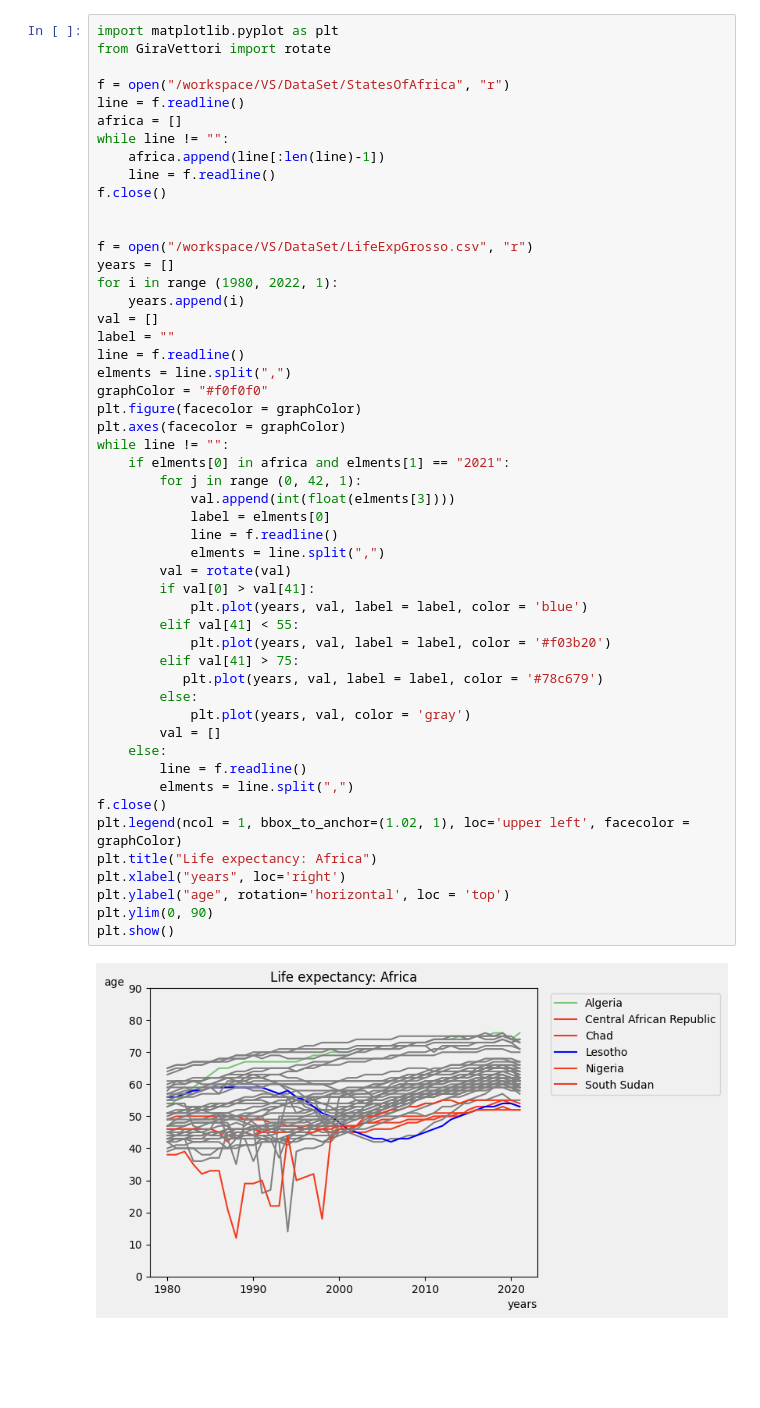
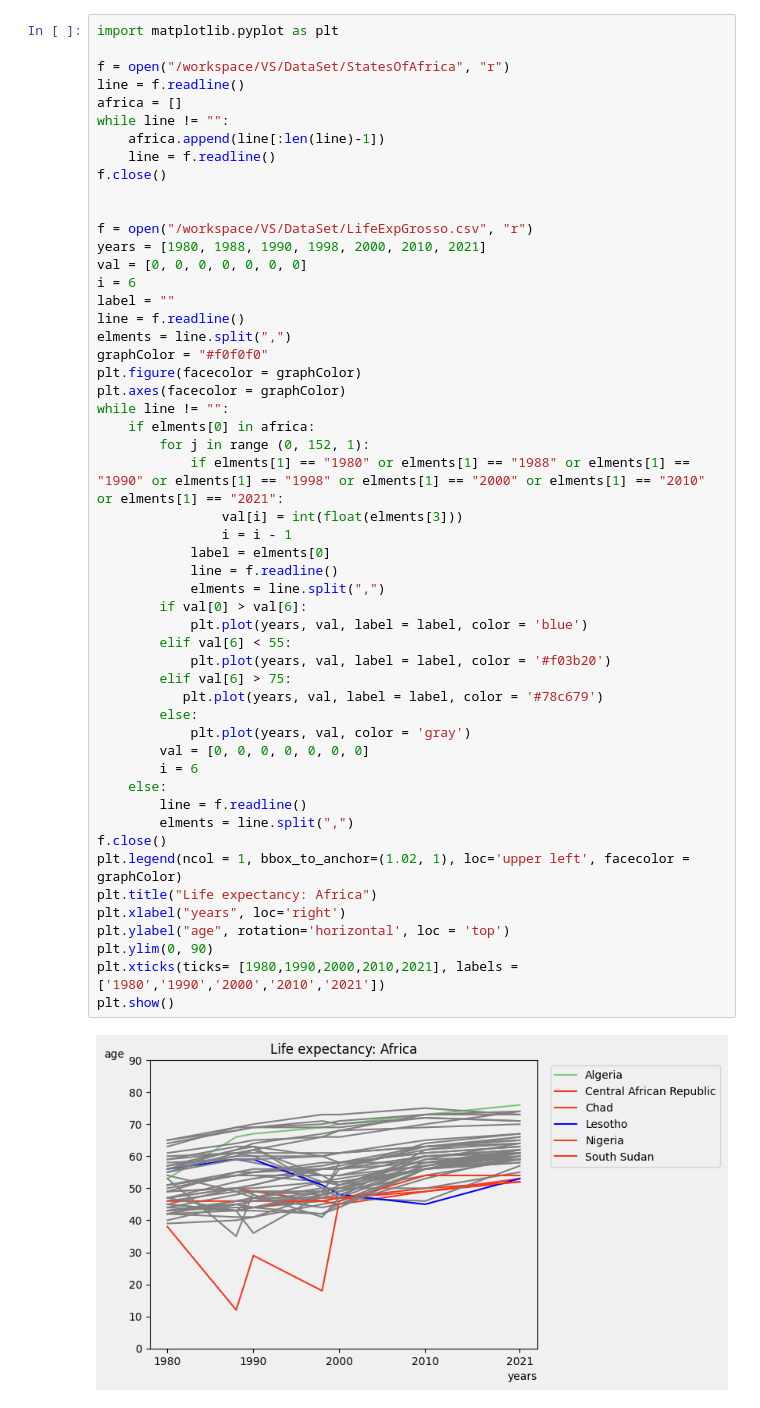
Before and after one commit to snohm/VS, a Jupyter notebook: Sorgenti/AfricaLifeExp.ipynb, the cells around one changed output. Drawn from its saved outputs; the diff is of its cells as text; blank space fills up the shorter version.

```diff
--- a/Sorgenti/AfricaLifeExp.ipynb
+++ b/Sorgenti/AfricaLifeExp.ipynb
@@ -1,6 +1,5 @@
 # %%
 import matplotlib.pyplot as plt
-from GiraVettori import rotate
 
 f = open("/workspace/VS/DataSet/StatesOfAfrica", "r")
 line = f.readline()
@@ -11,43 +10,45 @@ while line != "":
 f.close()
 
 
 f = open("/workspace/VS/DataSet/LifeExpGrosso.csv", "r")
-years = []
-for i in range (1980, 2022, 1):
-    years.append(i)
-val = []
+years = [1980, 1988, 1990, 1998, 2000, 2010, 2021]
+val = [0, 0, 0, 0, 0, 0, 0]
+i = 6
 label = ""
 line = f.readline()
 elments = line.split(",")
 graphColor = "#f0f0f0"
 plt.figure(facecolor = graphColor)
 plt.axes(facecolor = graphColor)
 while line != "":
-    if elments[0] in africa and elments[1] == "2021":
-        for j in range (0, 42, 1):
-            val.append(int(float(elments[3])))
+    if elments[0] in africa:
+        for j in range (0, 152, 1):
+            if elments[1] == "1980" or elments[1] == "1988" or elments[1] == "1990" or elments[1] == "1998" or elments[1] == "2000" or elments[1] == "2010" or elments[1] == "2021":
+                val[i] = int(float(elments[3]))
+                i = i - 1
             label = elments[0]
             line = f.readline()
             elments = line.split(",")
-        val = rotate(val)
-        if val[0] > val[41]:
+        if val[0] > val[6]:
             plt.plot(years, val, label = label, color = 'blue')
-        elif val[41] < 55:
+        elif val[6] < 55:
             plt.plot(years, val, label = label, color = '#f03b20')
-        elif val[41] > 75:
+        elif val[6] > 75:
            plt.plot(years, val, label = label, color = '#78c679')
         else:
             plt.plot(years, val, color = 'gray')
-        val = []
+        val = [0, 0, 0, 0, 0, 0, 0]
+        i = 6
     else:
         line = f.readline()
         elments = line.split(",")
 f.close()
 plt.legend(ncol = 1, bbox_to_anchor=(1.02, 1), loc='upper left', facecolor = graphColor)
 plt.title("Life expectancy: Africa")
 plt.xlabel("years", loc='right')
 plt.ylabel("age", rotation='horizontal', loc = 'top')
 plt.ylim(0, 90)
+plt.xticks(ticks= [1980,1990,2000,2010,2021], labels = ['1980','1990','2000','2010','2021'])
 plt.show()
 # %% [output]
-[figure, old version]
+[figure, new version]
```
